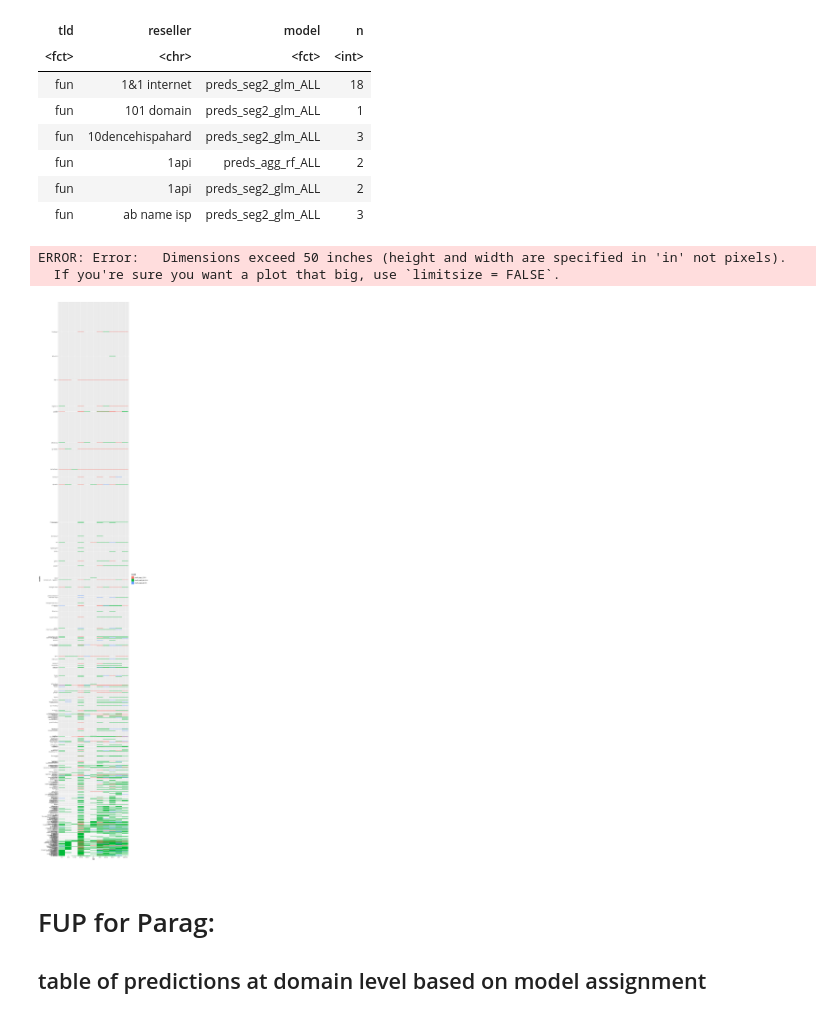
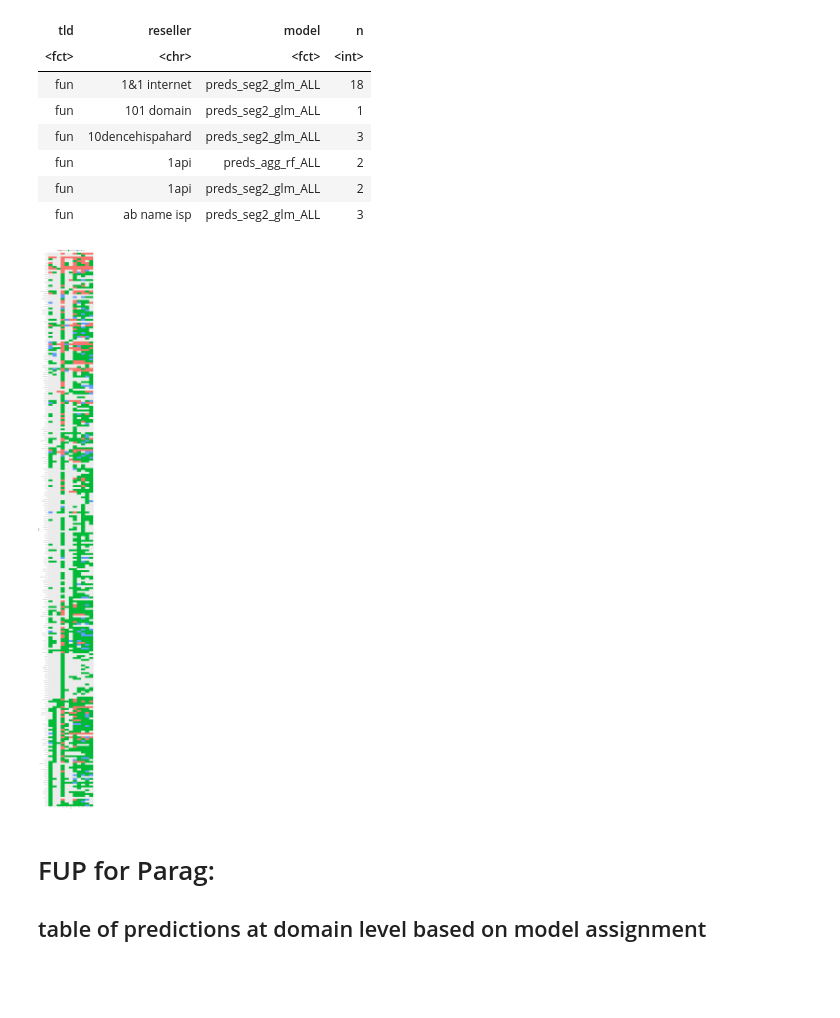
Before and after one commit to liouviaglou/Domains, a Jupyter notebook: scripts/phaseII_06_fallbacksupp/15_fallbackmeta_analysis.ipynb, the cells around one changed output. Drawn from its saved outputs; the diff is of its cells as text; code cells hidden in the pictures; blank space fills up the shorter version.

```diff
--- a/scripts/phaseII_06_fallbacksupp/15_fallbackmeta_analysis.ipynb
+++ b/scripts/phaseII_06_fallbacksupp/15_fallbackmeta_analysis.ipynb
@@ -418,6 +406,0 @@ A data.frame: 6 × 82
-# %%
-vis_df <- merge(expiry_df_test_preds %>% select(tld_registrar_index,reseller, tld) %>% distinct(),
-                test_pred, by="tld_registrar_index", all.y=TRUE)
-dim(vis_df)
-names(vis_df)
-head(vis_df)
@@ -462,18 +417,18 @@ A grouped_df: 6 × 4
 | fun | 1api | preds_agg_rf_ALL | 2 |
 | fun | 1api | preds_seg2_glm_ALL | 2 |
 | fun | ab name isp | preds_seg2_glm_ALL | 3 |
+# %%
+vis_sub$reseller <- factor(vis_sub$reseller, levels =unique(vis_sub$reseller[order(vis_sub$n)]))
 # %%
 library(repr)
-options(repr.plot.width=10, repr.plot.height=50)
+options(repr.plot.width=10, repr.plot.height=100)
 ggplot(vis_sub ,
        aes(tld, reseller, fill=model)) +
   geom_tile() +
-  scale_y_discrete(limits=(vis_sub$reseller)[order(vis_sub$n)])
-ggsave('../../data/output/deliv_20201210/20200902_20201008_plot.pdf', width=10, height= 50) #A4 size in inches
+  theme(legend.position='top')
+ggsave('../../data/output/deliv_20201210/20200902_20201008_plot.pdf', width=10, height= 40) #A4 size in inches
 # %% [output]
-ERROR: Error:   Dimensions exceed 50 inches (height and width are specified in 'in' not pixels).
-  If you're sure you want a plot that big, use `limitsize = FALSE`.
-[figure, old version]
+[figure, new version]
 # %%
 system("gsutil cp -r /home/jupyter/Domains_202003/data/output/deliv_20201203/ gs://output_shared/")
 # %% [markdown]
```
Also changed, not shown: parts of 63 cells of this notebook, 4 other files.
